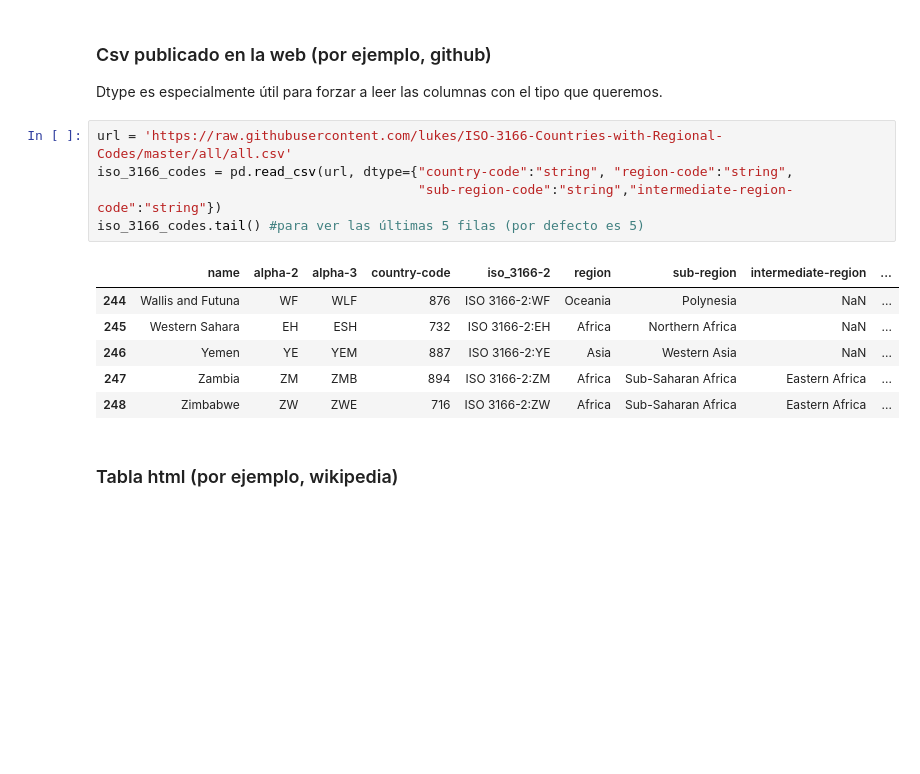
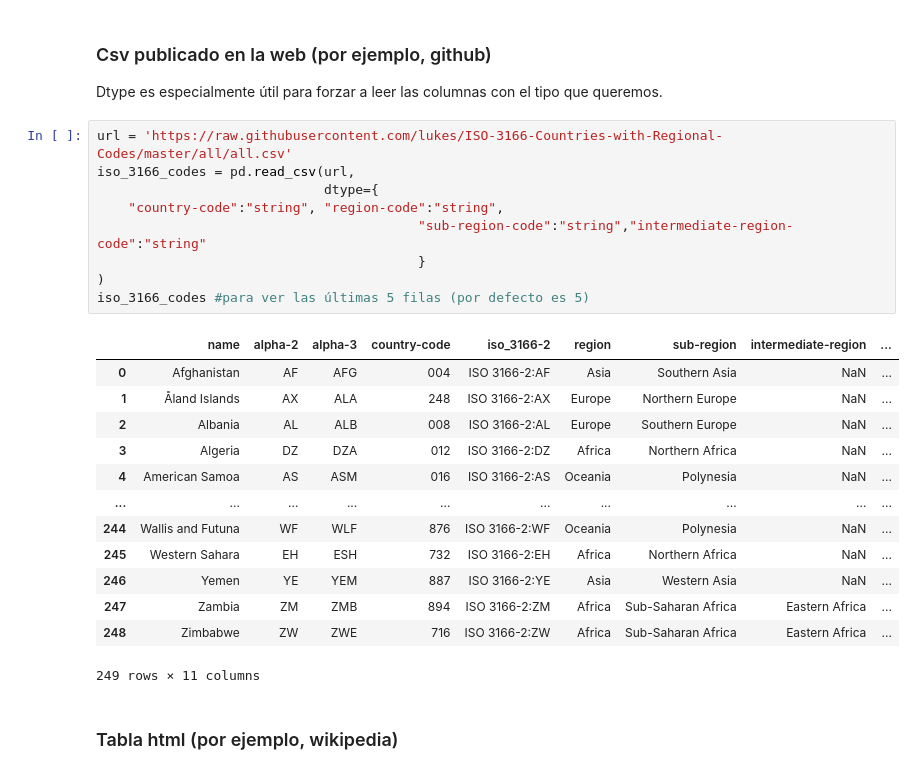
Before and after one commit to LucaGelmini/curso-python-indec, a Jupyter notebook: clase4/Notas de clase 4/notas_de_clase_4.ipynb, the cells around one changed output. Drawn from its saved outputs; the diff is of its cells as text; blank space fills up the shorter version.

```diff
--- a/clase4/Notas de clase 4/notas_de_clase_4.ipynb
+++ b/clase4/Notas de clase 4/notas_de_clase_4.ipynb
@@ -39,16 +39,27 @@ ipc_df.head(10) #para ver las primeras 10 filas
 Dtype es especialmente útil para forzar a leer las columnas con el tipo que queremos.
 # %%
 url = 'https://raw.githubusercontent.com/lukes/ISO-3166-Countries-with-Regional-Codes/master/all/all.csv'
-iso_3166_codes = pd.read_csv(url, dtype={"country-code":"string", "region-code":"string",
-                                         "sub-region-code":"string","intermediate-region-code":"string"})
-iso_3166_codes.tail() #para ver las últimas 5 filas (por defecto es 5)
+iso_3166_codes = pd.read_csv(url,
+                             dtype={
+    "country-code":"string", "region-code":"string",
+                                         "sub-region-code":"string","intermediate-region-code":"string"
+                                         }
+)
+iso_3166_codes #para ver las últimas 5 filas (por defecto es 5)
 # %% [output]
 |  | name | alpha-2 | alpha-3 | country-code | iso_3166-2 | region | sub-region | intermediate-region | ... |
+| 0 | Afghanistan | AF | AFG | 004 | ISO 3166-2:AF | Asia | Southern Asia | NaN | ... |
+| 1 | Åland Islands | AX | ALA | 248 | ISO 3166-2:AX | Europe | Northern Europe | NaN | ... |
+| 2 | Albania | AL | ALB | 008 | ISO 3166-2:AL | Europe | Southern Europe | NaN | ... |
+| 3 | Algeria | DZ | DZA | 012 | ISO 3166-2:DZ | Africa | Northern Africa | NaN | ... |
+| 4 | American Samoa | AS | ASM | 016 | ISO 3166-2:AS | Oceania | Polynesia | NaN | ... |
+| ... | ... | ... | ... | ... | ... | ... | ... | ... | ... |
 | 244 | Wallis and Futuna | WF | WLF | 876 | ISO 3166-2:WF | Oceania | Polynesia | NaN | ... |
 | 245 | Western Sahara | EH | ESH | 732 | ISO 3166-2:EH | Africa | Northern Africa | NaN | ... |
 | 246 | Yemen | YE | YEM | 887 | ISO 3166-2:YE | Asia | Western Asia | NaN | ... |
 | 247 | Zambia | ZM | ZMB | 894 | ISO 3166-2:ZM | Africa | Sub-Saharan Africa | Eastern Africa | ... |
 | 248 | Zimbabwe | ZW | ZWE | 716 | ISO 3166-2:ZW | Africa | Sub-Saharan Africa | Eastern Africa | ... |
+249 rows × 11 columns
 # %% [markdown]
 ### Tabla html (por ejemplo, wikipedia)
 # %%
```
Also changed, not shown: parts of 4 cells of this notebook.
